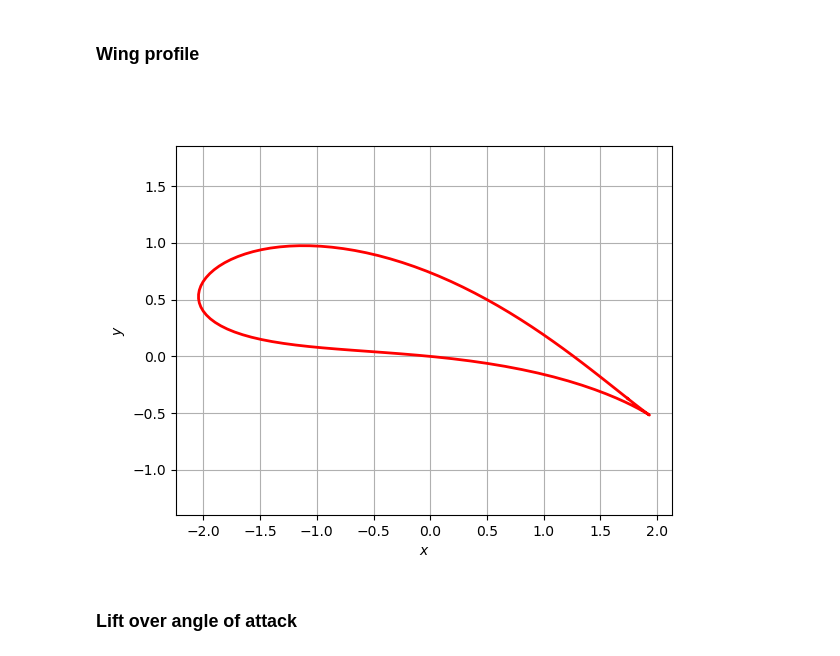
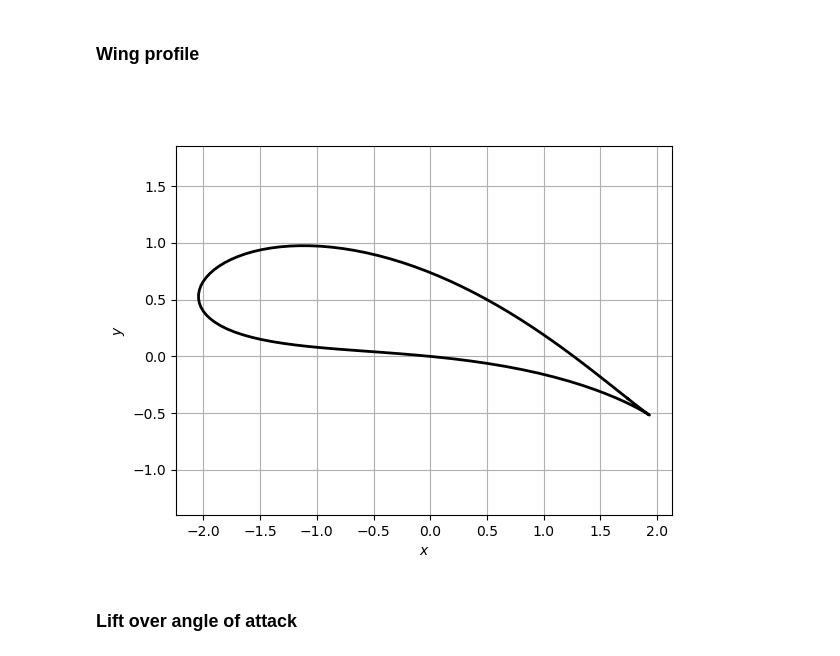
Before and after one commit to pschlatt1/notebooks, a Jupyter notebook: kutta-joukowski.ipynb, the cells around one changed output. Cells and saved outputs as stored; diff of their text form; code cells hidden in the pictures.

```diff
--- a/kutta-joukowski.ipynb
+++ b/kutta-joukowski.ipynb
@@ -298,13 +298,13 @@ lift slope: dCL/dalpha = 6.28319
 # %%
 plt.figure()
 plt.xlabel(r'$x$')
 plt.ylabel(r'$y$')
 plt.axis('equal')
 plt.grid()
-plt.plot(np.real(Z_cyl), np.imag(Z_cyl), color='r', linestyle='-', linewidth=2)
+plt.plot(np.real(Z_cyl), np.imag(Z_cyl), color='k', linestyle='-', linewidth=2)
 plt.show()
 # %% [output]
-[figure, old version]
+[figure, new version]
 # %% [markdown]
 ### Lift over angle of attack
 # %%
```
Also changed, not shown: parts of 1 cell of this notebook.
